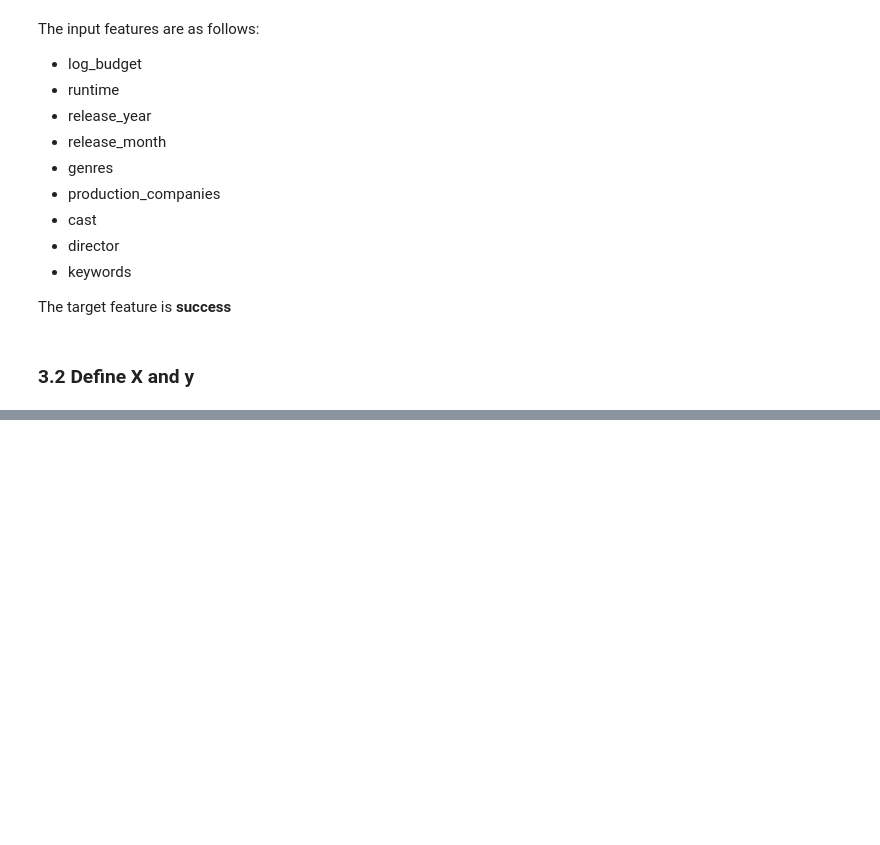
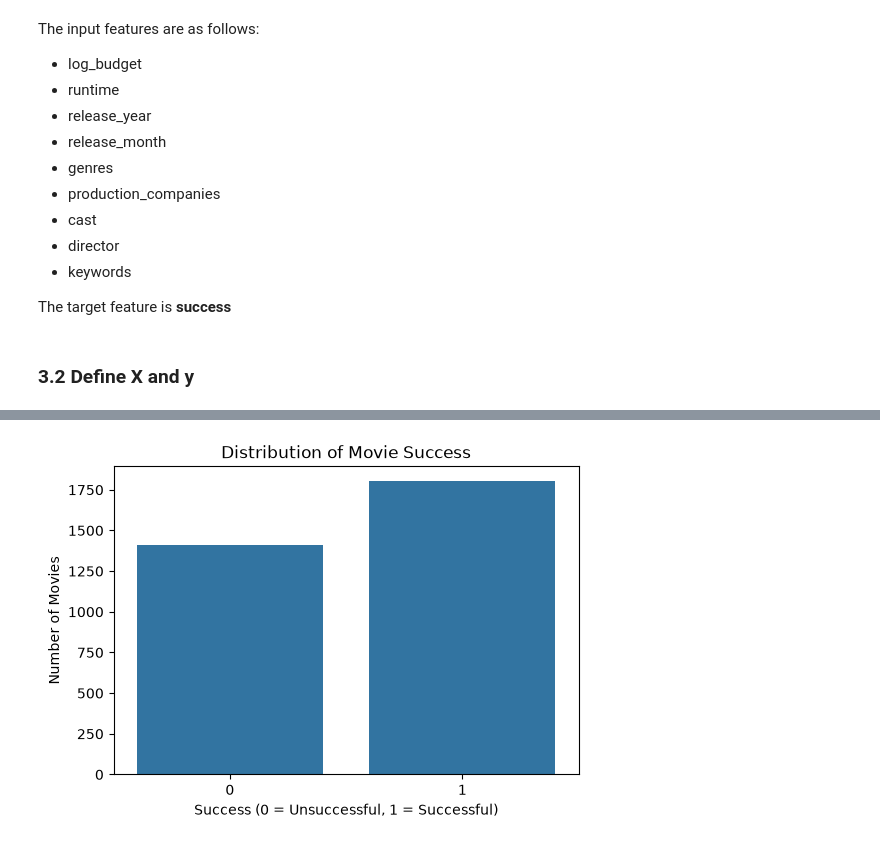
Before and after one commit to DMill31/capstone-project, a Jupyter notebook: miller_capstone.ipynb, the cells around one changed output, grey strips where cells are left out. Saved outputs shown, nothing was run; the diff lists cells and outputs as text; code cells hidden in the pictures; blank space fills up the shorter version.

```diff
--- a/miller_capstone.ipynb
+++ b/miller_capstone.ipynb
@@ -453,0 +579,13 @@ X_train.shape
+# %%
+# Create countplot for success
+
+plt.figure(figsize=(6,4))
+
+sns.countplot(data=df_clean, x='success')
+
+plt.title("Distribution of Movie Success")
+plt.xlabel("Success (0 = Unsuccessful, 1 = Successful)")
+plt.ylabel("Number of Movies")
+plt.show()
+# %% [output]
+[figure, added]
```
Also changed, not shown: parts of 18 cells of this notebook.
